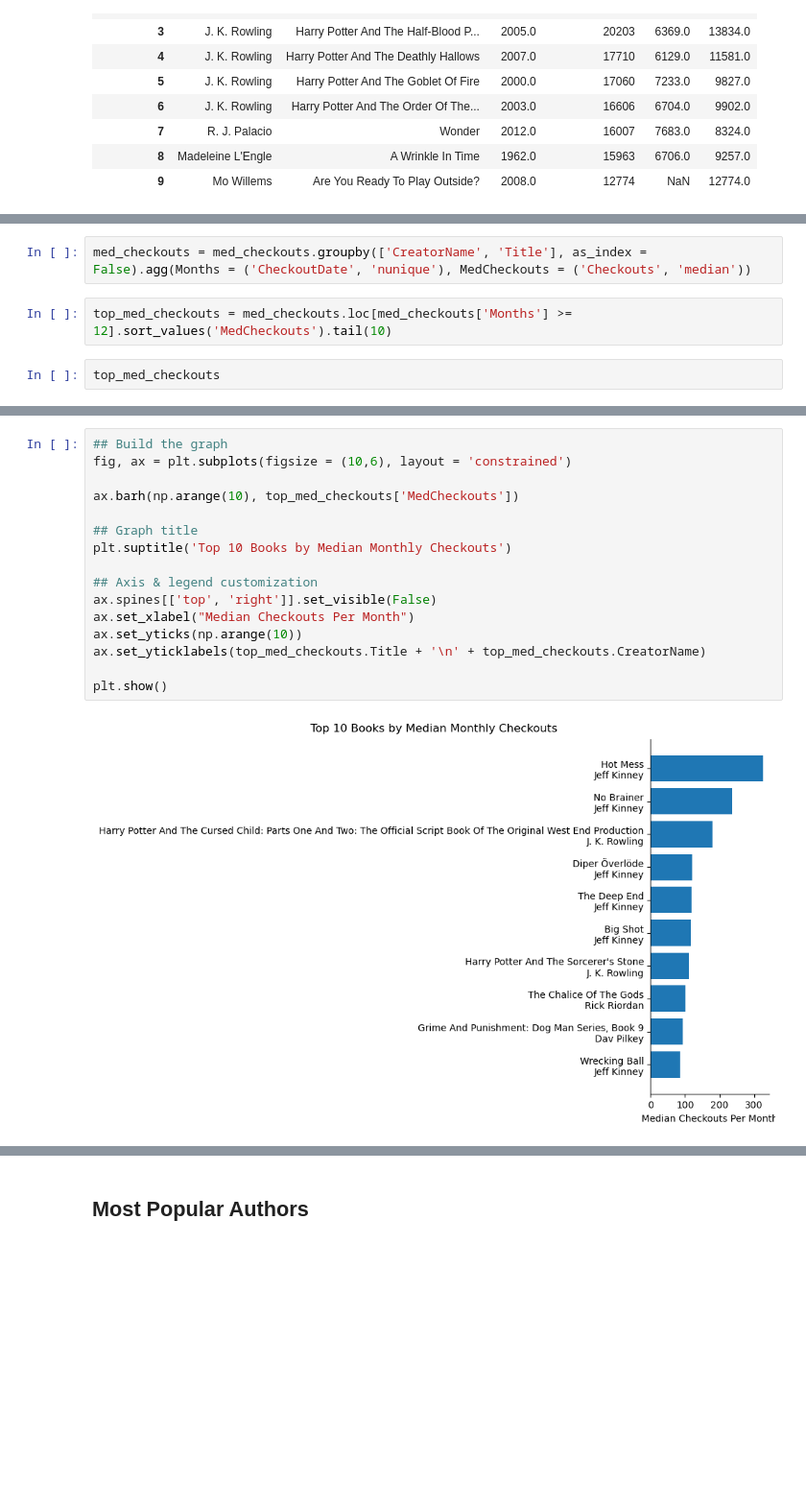
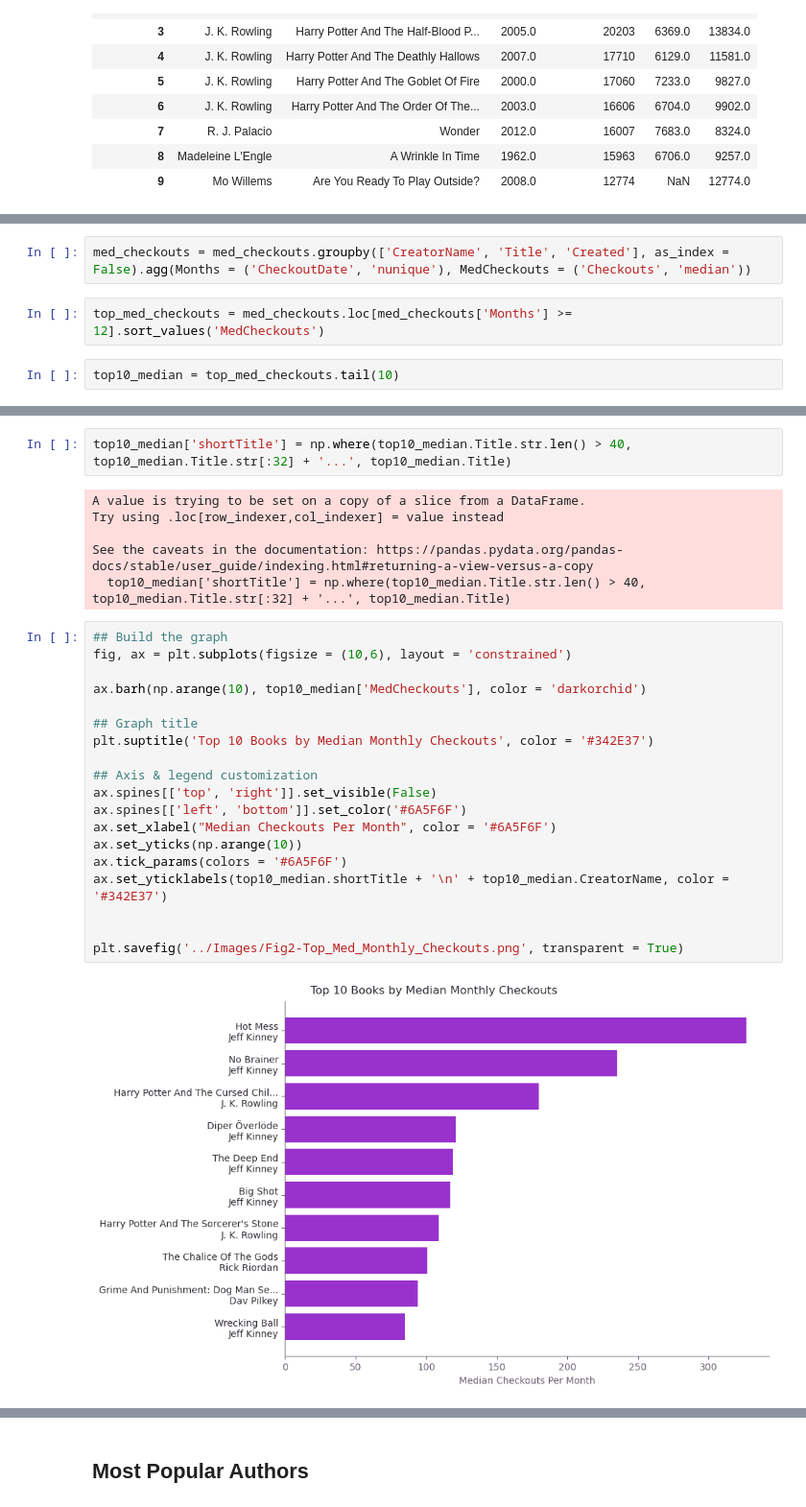
Before and after one commit to rm-pearson/NSS-capstone, a Jupyter notebook: Notebooks/data exploration.ipynb, the cells around one changed output, grey strips where cells are left out. Shown at 96% size. Saved outputs shown, nothing was run; the diff lists cells and outputs as text; blank space fills up the shorter version.

```diff
--- a/Notebooks/data exploration.ipynb
+++ b/Notebooks/data exploration.ipynb
@@ -159,6 +372,6 @@ med_checkouts = books_df.groupby(['CreatorName', 'Title', 'CheckoutDate'], as_in
 # %%
-med_checkouts = med_checkouts.groupby(['CreatorName', 'Title'], as_index = False).agg(Months = ('CheckoutDate', 'nunique'), MedCheckouts = ('Checkouts', 'median'))
+med_checkouts = med_checkouts.groupby(['CreatorName', 'Title', 'Created'], as_index = False).agg(Months = ('CheckoutDate', 'nunique'), MedCheckouts = ('Checkouts', 'median'))
 # %%
-top_med_checkouts = med_checkouts.loc[med_checkouts['Months'] >= 12].sort_values('MedCheckouts').tail(10)
+top_med_checkouts = med_checkouts.loc[med_checkouts['Months'] >= 12].sort_values('MedCheckouts')
 # %%
-top_med_checkouts
+top10_median = top_med_checkouts.tail(10)
@@ -177,18 +392,29 @@ top_med_checkouts
+# %%
+top10_median['shortTitle'] = np.where(top10_median.Title.str.len() > 40, top10_median.Title.str[:32] + '...', top10_median.Title)
+# %% [output]
+A value is trying to be set on a copy of a slice from a DataFrame.
+Try using .loc[row_indexer,col_indexer] = value instead
+
+See the caveats in the documentation: https://pandas.pydata.org/pandas-docs/stable/user_guide/indexing.html#returning-a-view-versus-a-copy
+  top10_median['shortTitle'] = np.where(top10_median.Title.str.len() > 40, top10_median.Title.str[:32] + '...', top10_median.Title)
 # %%
 ## Build the graph
 fig, ax = plt.subplots(figsize = (10,6), layout = 'constrained')
 
-ax.barh(np.arange(10), top_med_checkouts['MedCheckouts'])
+ax.barh(np.arange(10), top10_median['MedCheckouts'], color = 'darkorchid')
 
 ## Graph title
-plt.suptitle('Top 10 Books by Median Monthly Checkouts')
+plt.suptitle('Top 10 Books by Median Monthly Checkouts', color = '#342E37')
 
 ## Axis & legend customization
 ax.spines[['top', 'right']].set_visible(False)
-ax.set_xlabel("Median Checkouts Per Month")
+ax.spines[['left', 'bottom']].set_color('#6A5F6F')
+ax.set_xlabel("Median Checkouts Per Month", color = '#6A5F6F')
 ax.set_yticks(np.arange(10))
-ax.set_yticklabels(top_med_checkouts.Title + '\n' + top_med_checkouts.CreatorName)
+ax.tick_params(colors = '#6A5F6F')
+ax.set_yticklabels(top10_median.shortTitle + '\n' + top10_median.CreatorName, color = '#342E37')
 
-plt.show()
+
+plt.savefig('../Images/Fig2-Top_Med_Monthly_Checkouts.png', transparent = True)
 # %% [output]
-[figure, old version]
+[figure, new version]
```
Also changed, not shown: parts of 63 cells of this notebook, 6 other files.
